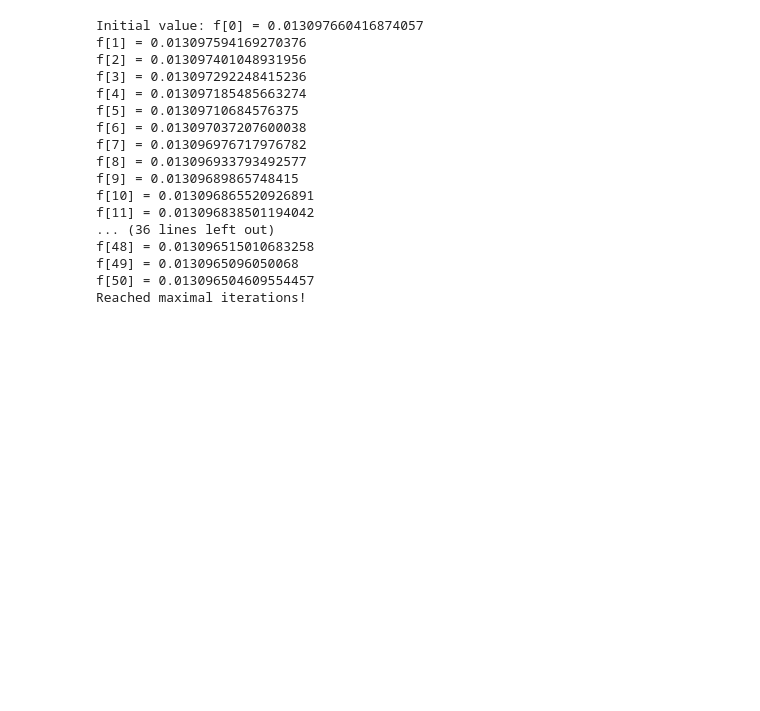
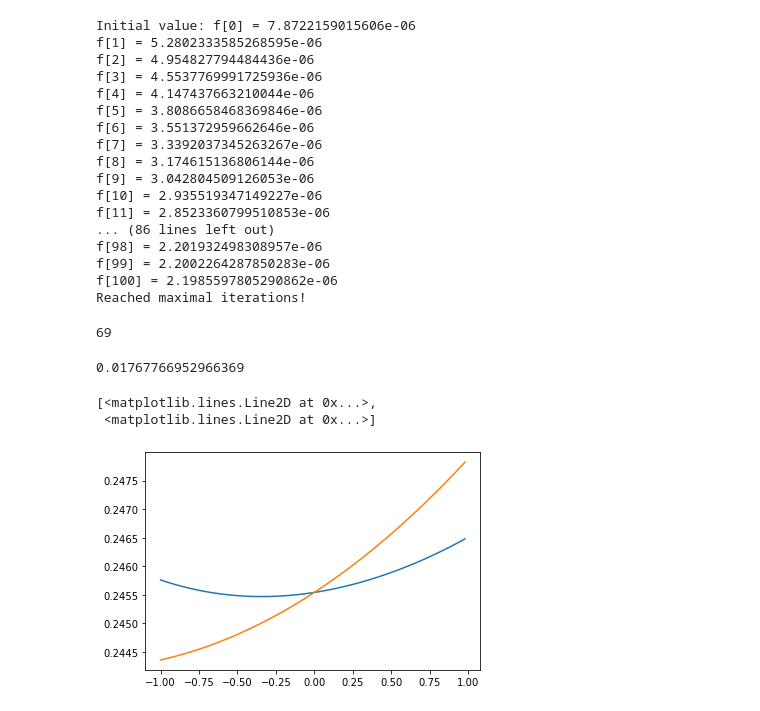
Before and after one commit to graefm/lorm, a Jupyter notebook: examples/disc/test_2d.ipynb, the cells around one changed output. Cells and saved outputs as stored; diff of their text form; code cells hidden in the pictures; blank space fills up the shorter version.

```diff
--- a/examples/disc/test_2d.ipynb
+++ b/examples/disc/test_2d.ipynb
@@ -68,0 +67,2 @@ m
+# %%
+points.coords = np.loadtxt('T128_L8.txt')[::1,:]
@@ -69,43 +90,64 @@ m
 # %%
 %matplotlib notebook
 fig = plt.figure()
-ax = fig.add_subplot()
+
+ax = fig.add_subplot(121)
+#ax.axis(np.array([-0.28,-0.26,0.26,0.28]))
+#ax.axis(np.array([0.21,0.24,-0.44,-0.42]))
 ax.axis(np.array([-0.5,0.5,-0.5,0.5]))
 ax.axes.set_aspect(1)
-line = plt.Line2D(points.coords[:,0],points.coords[:,1])
+line = plt.Line2D(points.coords[:,0],points.coords[:,1])#,marker='*',markersize=2)
 ax.add_line(line)
+bx = fig.add_subplot(122)
+#bx.axis(np.array([900,950,0.0045,0.0015]))
+bx.axis(np.array([0,m,0.000,0.0035]))
+bx.set_xlabel(np.sum(energy._eval_lengths(points.coords)))
+distance = plt.Line2D(np.linspace(0,m,m),energy._eval_lengths(points.coords))
+bx.add_line(distance)
 def update_points(p):
     line.set_xdata(p.coords[:,0])
     line.set_ydata(p.coords[:,1])
+    distance.set_ydata(energy._eval_lengths(p.coords))
+    bx.set_xlabel(np.sum(energy._eval_lengths(p.coords)))
     fig.canvas.draw()
-    #time.sleep(.1)
     return
 # %% [output]
 [interactive output not drawn]
 [interactive output not drawn]
 # %%
-method = lorm.optim.SteepestDescentMethod(max_iter=40)
-method = lorm.optim.ConjugateGradientMethod(max_iter=50)#,tol_grad=1e-10)
+#energy._alpha =.00000010
+energy._T =100#np.sqrt(m)/2#15#3.030#
+energy._alpha = 100/energy._T**5#2**(-5/2*9)/10
+energy._p = 2
+#method = lorm.optim.SteepestDescentMethod(max_iter=40)
+method= lorm.optim.ConjugateGradientMethod(max_iter=100,tol_grad=1e-12)
 method.listener = update_points
-#points_new = lorm.manif.ManifoldPointArray(e2)
-#points_new.coords = points.coords
+#points_new.coords[:] = points.coords[:]
 for i in range(1):
     points_new = method.run(energy,points_new)
 # %% [output]
-Initial value: f[0] = 0.013097660416874057
-f[1] = 0.013097594169270376
-f[2] = 0.013097401048931956
-f[3] = 0.013097292248415236
-f[4] = 0.013097185485663274
-f[5] = 0.01309710684576375
-f[6] = 0.013097037207600038
-f[7] = 0.013096976717976782
-f[8] = 0.013096933793492577
-f[9] = 0.01309689865748415
-f[10] = 0.013096865520926891
-f[11] = 0.013096838501194042
-... (36 lines left out)
-f[48] = 0.013096515010683258
-f[49] = 0.0130965096050068
-f[50] = 0.013096504609554457
+Initial value: f[0] = 7.8722159015606e-06
+f[1] = 5.2802333585268595e-06
+f[2] = 4.954827794484436e-06
+f[3] = 4.5537769991725936e-06
+f[4] = 4.147437663210044e-06
+f[5] = 3.8086658468369846e-06
+f[6] = 3.551372959662646e-06
+f[7] = 3.3392037345263267e-06
+f[8] = 3.174615136806144e-06
+f[9] = 3.042804509126053e-06
+f[10] = 2.935519347149227e-06
+f[11] = 2.8523360799510853e-06
+... (86 lines left out)
+f[98] = 2.201932498308957e-06
+f[99] = 2.2002264287850283e-06
+f[100] = 2.1985597805290862e-06
 Reached maximal iterations!
+# %%
+np.sum((m*energy._eval_lengths(points_new.coords)-energy._T)<0)
+# %% [output]
+69
+# %%
+0.1*(2)**(-5/2)
+# %% [output]
+0.01767766952966369
@@ -111,0 +156,10 @@ Reached maximal iterations!
+# %%
+%matplotlib inline
+v=energy.grad(points_new)
+v.coords *= 1
+f,q, s = lorm.utils.eval_objective_function_with_quadratic_approximation(energy,v)
+plt.plot(s,f,s,q)
+# %% [output]
+[<matplotlib.lines.Line2D at 0x...>,
+ <matplotlib.lines.Line2D at 0x...>]
+[figure, added]
```
Also changed, not shown: parts of 32 cells of this notebook, 10 other files.
